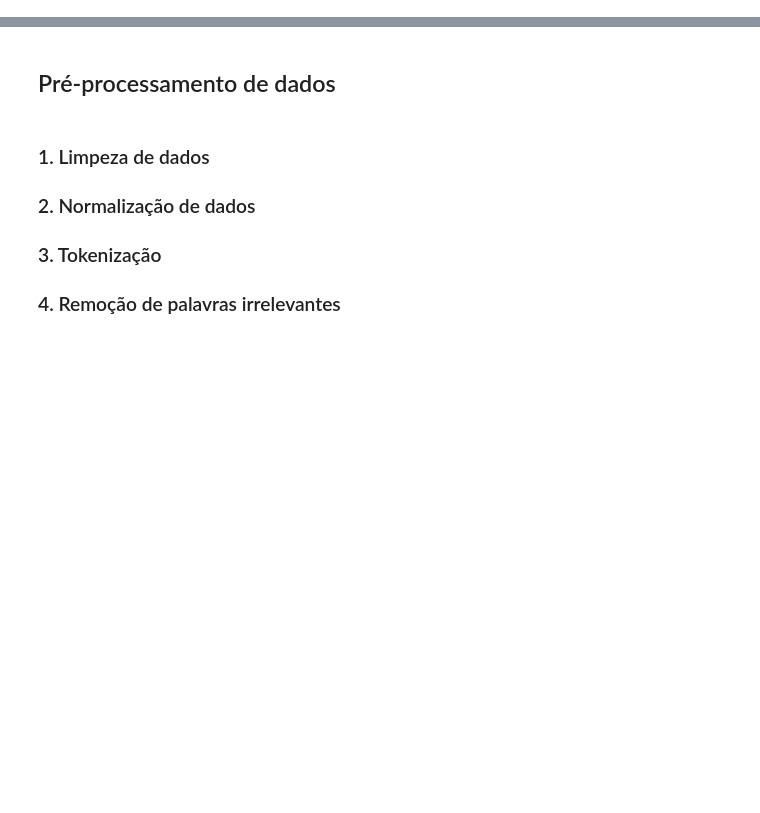
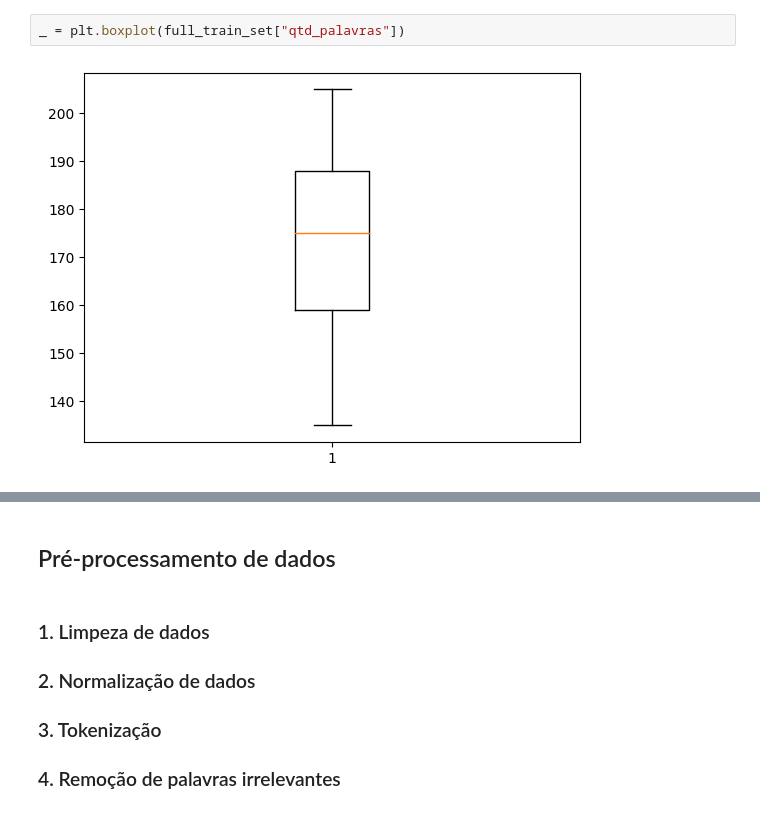
Before and after one commit to gomesluiz/commonlit-readability-predicting, a Jupyter notebook: make_model.ipynb, the cells around one changed output, grey strips where cells are left out. Drawn from its saved outputs; the diff is of its cells as text; blank space fills up the shorter version.

```diff
--- a/make_model.ipynb
+++ b/make_model.ipynb
@@ -76,0 +125,4 @@ Name: excerpt, dtype: object
+# %%
+_ = plt.boxplot(full_train_set["qtd_palavras"])
+# %% [output]
+[figure, added]
```
Also changed, not shown: parts of 20 cells of this notebook.
